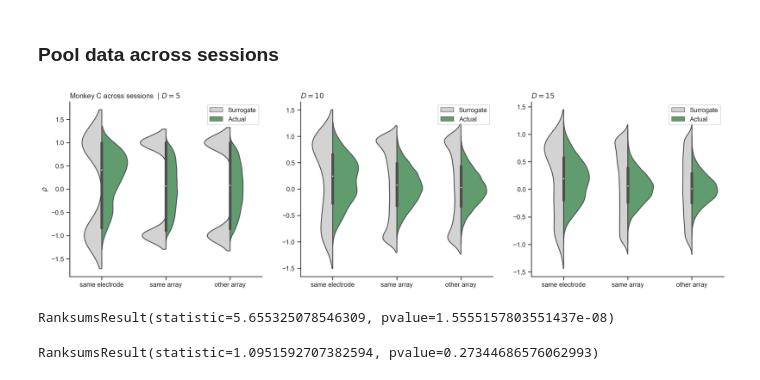
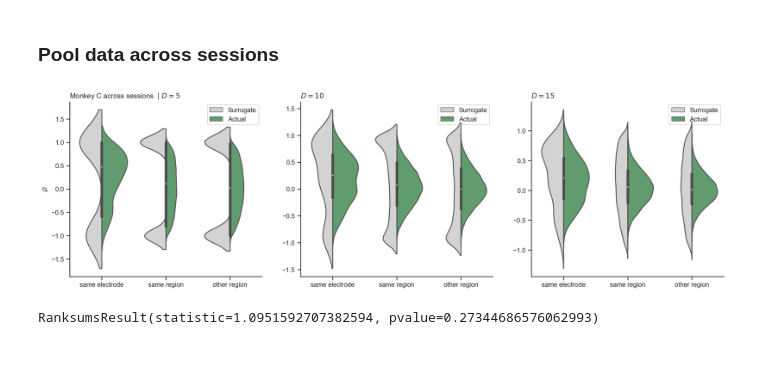
Before and after one commit to daphnecor/DistanceAndDependence, a Jupyter notebook: NonparametricTesting.ipynb, the cells around one changed output. Saved outputs shown, nothing was run; the diff lists cells and outputs as text; code cells hidden in the pictures.

```diff
--- a/NonparametricTesting.ipynb
+++ b/NonparametricTesting.ipynb
@@ -37,8 +37,8 @@ sns.set_context('notebook', rc={'lines.linewidth':1.5})
 # %%
 ''' Load dictionaries '''
 
-main_dict = np.load('/Users/Daphne/Data/main_dict_dims.npy', allow_pickle='TRUE').item()
-surr_dict = np.load('/Users/Daphne/Data/surr_dict_20.npy', allow_pickle='TRUE').item()
+main_dict = np.load('/Users/Daphne/Data/main_dict.npy', allow_pickle='TRUE').item()
+#surr_dict = np.load('/Users/Daphne/Data/surr_dict_20.npy', allow_pickle='TRUE').item()
 THRESHOLDS_VARE = np.round(np.arange(0.2, 0.95, 0.025), 3)
 
 evar_to_pcs = []
@@ -73,20 +73,20 @@ varexp = ['0.3', '0.4', '0.45', '0.525'] # For surrogates
 # %% [markdown]
 ### Look at one session across 3 dimensions (5, 10, 15)
 # %%
-df_both_Ds = []
+# df_both_Ds = []
 
-for i in range(len(DIM_RANGE)):
+# for i in range(len(DIM_RANGE)):
 
-    D = str(DIM_RANGE[i])
-    V = varexp[i]
+#     D = str(DIM_RANGE[i])
+#     V = varexp[i]
 
-    # Choose dim by dims
-    df_dist_surr = surr_dict['1']['vare'][V]['distances_df']
-    df_dist_actual = main_dict['2016-09-09']['dim'][D]['distances_df']
+#     # Choose dim by dims
+#     df_dist_surr = surr_dict['1']['vare'][V]['distances_df']
+#     df_dist_actual = main_dict['2016-09-09']['dim'][D]['distances_df']
 
-    df_both = pd.concat([df_dist_surr, df_dist_actual])
+#     df_both = pd.concat([df_dist_surr, df_dist_actual])
 
-    df_both_Ds.append(df_both)
+#     df_both_Ds.append(df_both)
 # %%
 ''' Figure settings '''
 sns.set(rc={'figure.figsize':(10, 5)})
@@ -142,7 +140,7 @@ for i in range(len(DIM_RANGE)):
         df_across_actual.append(main_dict[s]['dim'][D]['distances_df'])
 
     # Surrogates
-    df_across_surr = surr_dict['0']['vare'][V]['distances_df']
+    df_across_surr = surr_dict['2']['vare'][V]['distances_df']
 
     for i, s in enumerate(list(surr_dict.keys())[:MONKEY_C]):
         if i == 0: pass
@@ -154,32 +152,32 @@ for i in range(len(DIM_RANGE)):
 # %%
 plt.rcParams['axes.prop_cycle'] = plt.cycler(color=['lightgray', 'g'])
 
 fig, axs = plt.subplots(nrows=1, ncols=3, figsize=(20, 5.5))
 
 axs[0].set_title(r'Monkey C across sessions $\mid D = 5$' , loc='left')
 sns.violinplot(y='correlation', x='category', order=['same electrode', 'same array', 'other array'], data=D_all_df_both[0], hue='Type', split=True, saturation=0.7, ax=axs[0]);
 axs[0].set_ylabel(r'$\rho$')
 axs[0].set_xlabel('')
-axs[0].set_xticks([0, 1, 2], ['same electrode', 'same region', 'other region'])
+axs[0].set_xticklabels(['same electrode', 'same region', 'other region'])
 
 axs[1].set_title(r'$D = 10$' , loc='left')
 sns.violinplot(y='correlation', x='category', order=['same electrode', 'same array', 'other array'], data=D_all_df_both[1], hue='Type', split=True, saturation=0.7, ax=axs[1]);
 axs[1].set_ylabel('')
 axs[1].set_xlabel('')
-axs[1].set_xticks([0, 1, 2], ['same electrode', 'same region', 'other region'])
+axs[1].set_xticklabels(['same electrode', 'same region', 'other region'])
 
 axs[2].set_title(r'$D = 15$' , loc='left')
 sns.violinplot(y='correlation', x='category', order=['same electrode', 'same array', 'other array'], data=D_all_df_both[2], hue='Type', split=True, saturation=0.7, ax=axs[2]);
 axs[2].set_ylabel('')
 axs[2].set_xlabel('')
-axs[2].set_xticks([0, 1, 2], ['same electrode', 'same region', 'other region'])
+axs[2].set_xticklabels(['same electrode', 'same region', 'other region'])
 
 axs[0].legend(loc='upper right')
 axs[1].legend(loc='upper right')
 axs[2].legend(loc='upper right')
 sns.despine()
 # %% [output]
-[figure, old version]
+[figure, new version]
 # %%
 # sns.kdeplot(rhos_SE_all, alpha=0.2, label='same electrode', shade=True)
 # sns.kdeplot(rhos_SA_all, alpha=0.2, label='same region', shade=True)
@@ -196,9 +194,7 @@ SE_D5 = df_D5.loc[(df_D5['Type'] == 'Actual') & (df_D5['category'] == 'same elec
 SA_D5 = df_D5.loc[(df_D5['Type'] == 'Actual') & (df_D5['category'] == 'same array')]['correlation'].values
 OA_D5 = df_D5.loc[(df_D5['Type'] == 'Actual') & (df_D5['category'] == 'other array')]['correlation'].values
 # %%
-scipy.stats.ranksums(SE_D5, SA_D5, alternative='two-sided')
+#scipy.stats.ranksums(SE_D5, SA_D5, alternative='two-sided').values
-# %% [output]
-RanksumsResult(statistic=5.655325078546309, pvalue=1.5555157803551437e-08)
 # %%
 scipy.stats.ranksums(SA_D5, OA_D5, 'two-sided')
 # %% [output]
```
Also changed, not shown: parts of 16 cells of this notebook, 2 other files.
